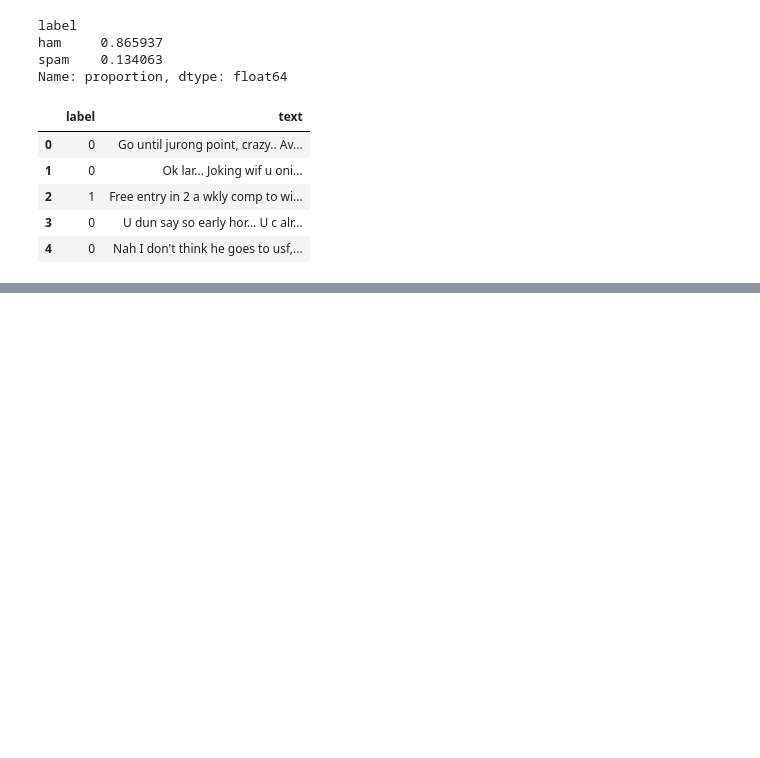
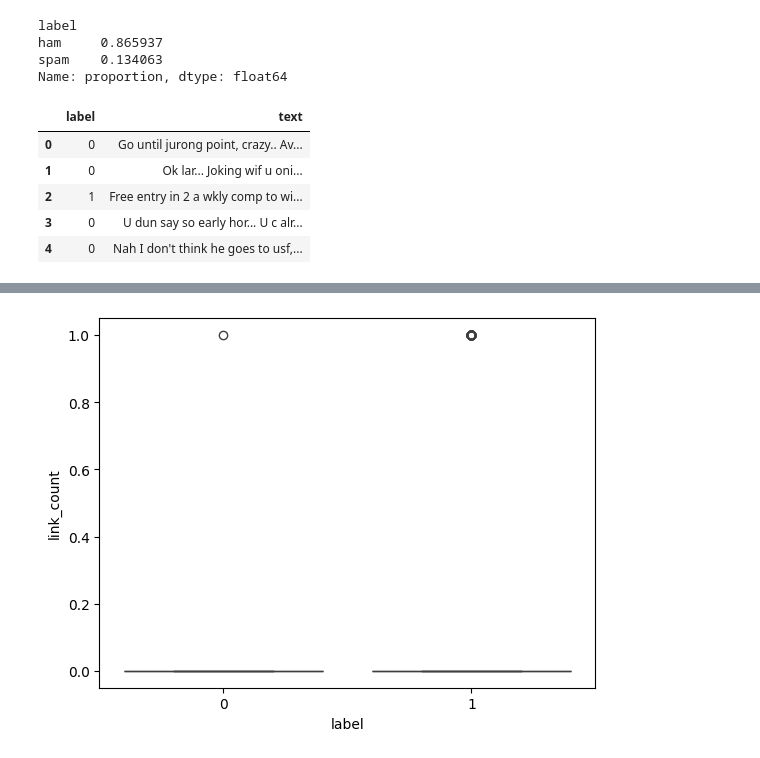
Before and after one commit to AyushWaghmare019/Text-Based-Risk-Classification-System, a Jupyter notebook: notebooks/eda.ipynb, the cells around one changed output, grey strips where cells are left out. Saved outputs shown, nothing was run; the diff lists cells and outputs as text; code cells hidden in the pictures; blank space fills up the shorter version.

```diff
--- a/notebooks/eda.ipynb
+++ b/notebooks/eda.ipynb
@@ -86,0 +116,11 @@ df
+# %%
+df["link_count"] = df["text"].apply(
+    lambda x: len(re.findall(r"http[s]?://\S+|www\.\S+", x))
+)
+sns.boxplot(
+    x="label",
+    y="link_count",
+    data=df)
+plt.show()
+# %% [output]
+[figure, added]
```
Also changed, not shown: parts of 21 cells of this notebook.
